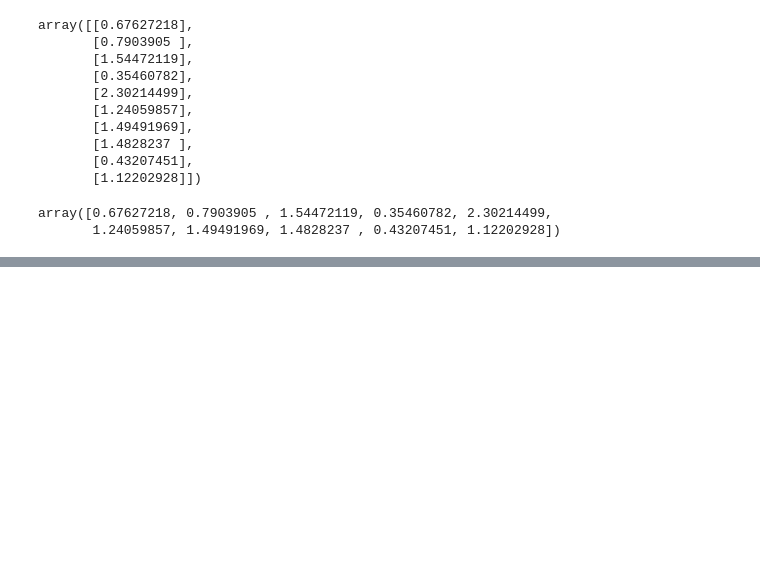
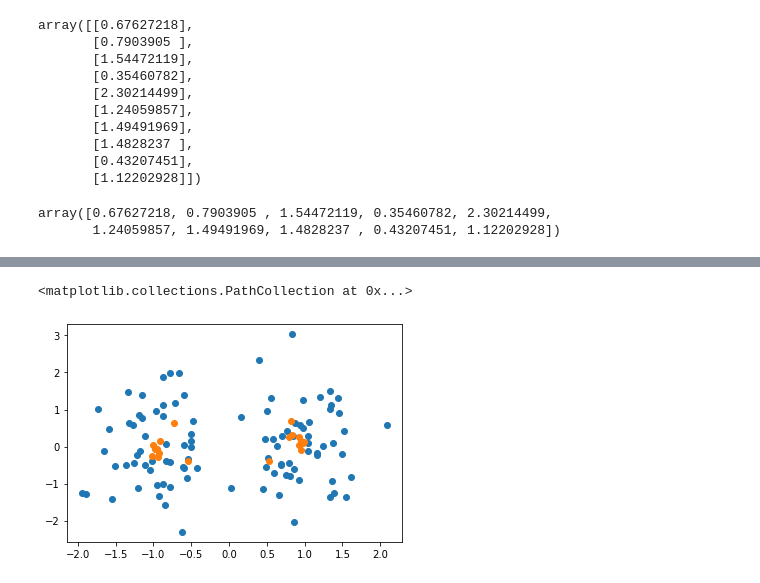
Before and after one commit to Stynic/train_ml_math, a Jupyter notebook: ml/low_level/module_7/notebook_7.ipynb, the cells around one changed output, grey strips where cells are left out. Cells and saved outputs as stored; diff of their text form; code cells hidden in the pictures; blank space fills up the shorter version.

```diff
--- a/ml/low_level/module_7/notebook_7.ipynb
+++ b/ml/low_level/module_7/notebook_7.ipynb
@@ -94,0 +118,14 @@ array([0.67627218, 0.7903905 , 1.54472119, 0.35460782, 2.30214499,
+# %%
+c = []
+
+for i in range(10):
+    kmeans_model = KMeans(n_clusters=2, n_init=1, random_state=None, algorithm='full', max_iter=2).fit(x)
+    [c.append(list(centroid)) for centroid in kmeans_model.cluster_centers_]
+
+c = np.array(c)
+# %%
+plt.scatter(x[:, 0], x[:, 1])
+plt.scatter(c[:, 0], c[:, 1])
+# %% [output]
+<matplotlib.collections.PathCollection at 0x...>
+[figure, added]
```
Also changed, not shown: parts of 7 cells of this notebook.
